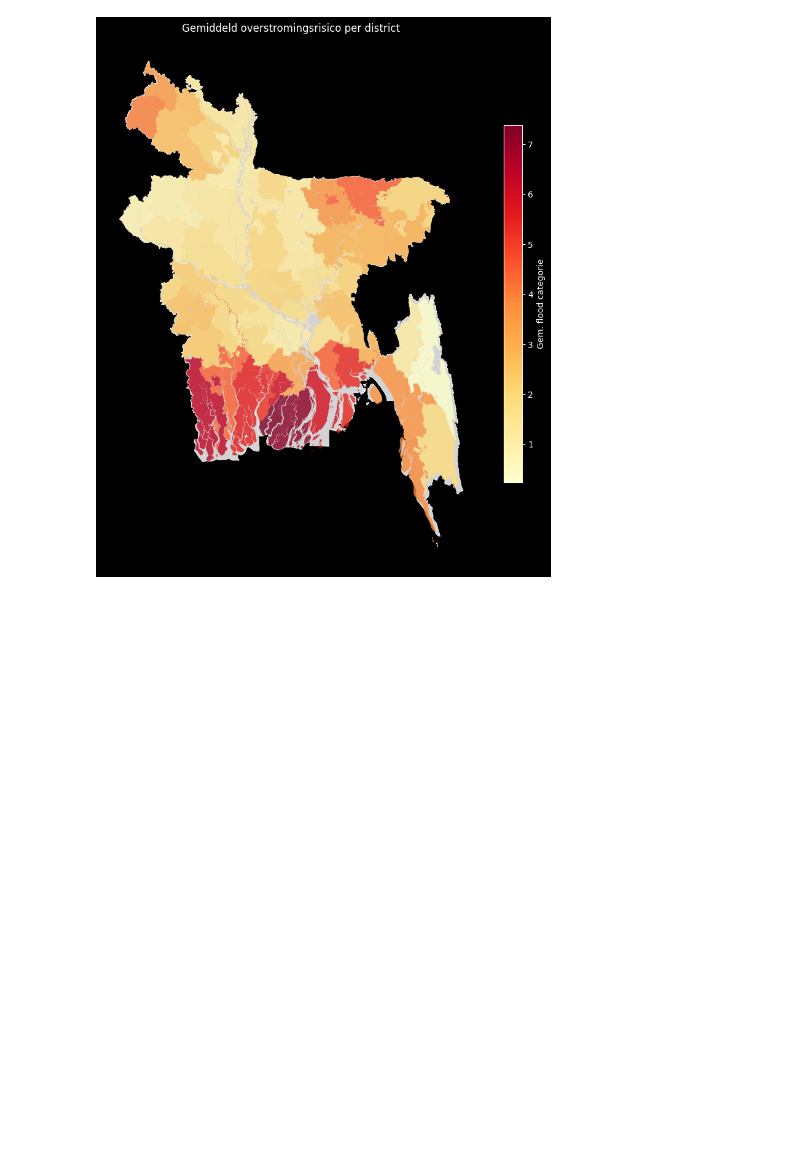
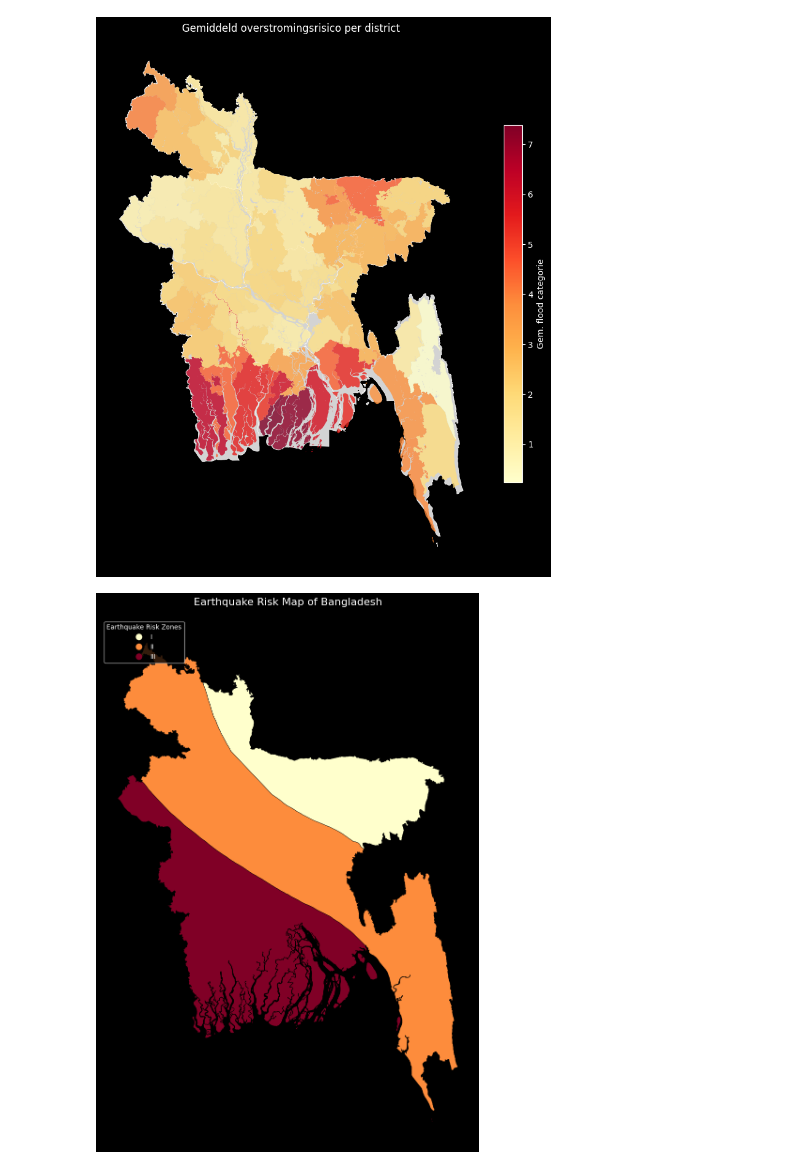
Before and after one commit to MeikeHR/EPA133a-G02-A4, a Jupyter notebook: EPA1352-G02-A4/notebook/Data Analysis.ipynb, the cells around one changed output. Cells and saved outputs as stored; diff of their text form; code cells hidden in the pictures; blank space fills up the shorter version.

Commit message:
earthquake

```diff
--- a/EPA1352-G02-A4/notebook/Data Analysis.ipynb
+++ b/EPA1352-G02-A4/notebook/Data Analysis.ipynb
@@ -196,3 +196,54 @@ plt.tight_layout()
 plt.show()
 # %% [output]
 [figure]
+# %%
+import matplotlib.pyplot as plt
+import geopandas as gpd
+
+# 1. Load the shapefile
+# Ensure .shp, .dbf, and .shx files are in the same directory
+file_path = "../data/bgd_nhr_earthquake_barc/bgd_nhr_earthquake_sparsso.shp"
+
+try:
+    gdf = gpd.read_file(file_path)
+except Exception as e:
+    print(f"Error loading file: {e}")
+    # If the file is not found, ensure you've uploaded it to the working directory
+    exit()
+
+# 2. Setup the visualization
+fig, ax = plt.subplots(1, 1, figsize=(10, 12))
+
+# Define colors for the zones based on your data:
+# 1I (High), 2II (Moderate), 3III (Low)
+color_dict = {
+    '1I': '#d73027',    # Red
+    '2II': '#fdae61',   # Orange
+    '3III': '#fee08b'   # Yellow
+}
+
+# 3. Plotting
+# We use 'ZONE' for the colors and 'CO_EFFIC' could be used for labels
+gdf.plot(
+    column='ZONE',
+    ax=ax,
+    legend=True,
+    categorical=True,
+    cmap='YlOrRd', # Yellow-Orange-Red gradient
+    edgecolor='black',
+    linewidth=0.5,
+    legend_kwds={'title': "Earthquake Risk Zones", 'loc': 'upper left'}
+)
+
+# 4. Add titles and clean up
+ax.set_title("Earthquake Risk Map of Bangladesh", fontsize=16, pad=20)
+ax.set_axis_off()
+
+# Optional: Add text annotations for the coefficients if needed
+# for idx, row in gdf.iterrows():
+#    ax.annotate(text=row['CO_EFFIC'], xy=row.geometry.centroid.coords[0], horizontalalignment='center')
+
+plt.tight_layout()
+plt.show()
+# %% [output]
+[figure, added]
```
Also changed, not shown: 8 other files.
